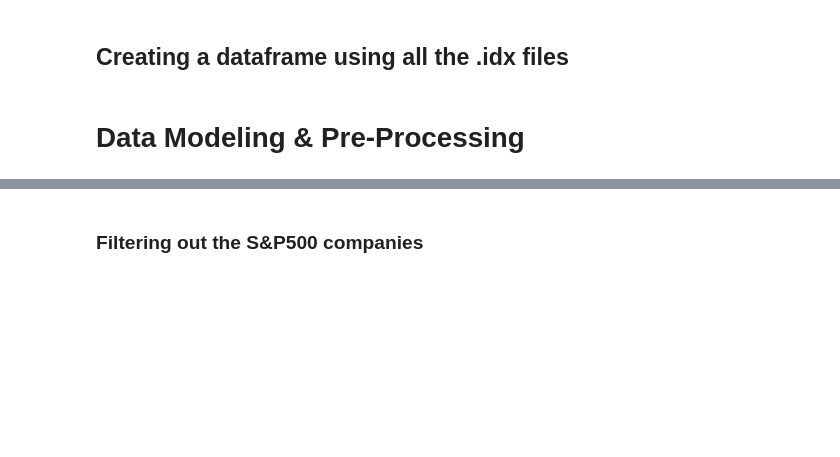
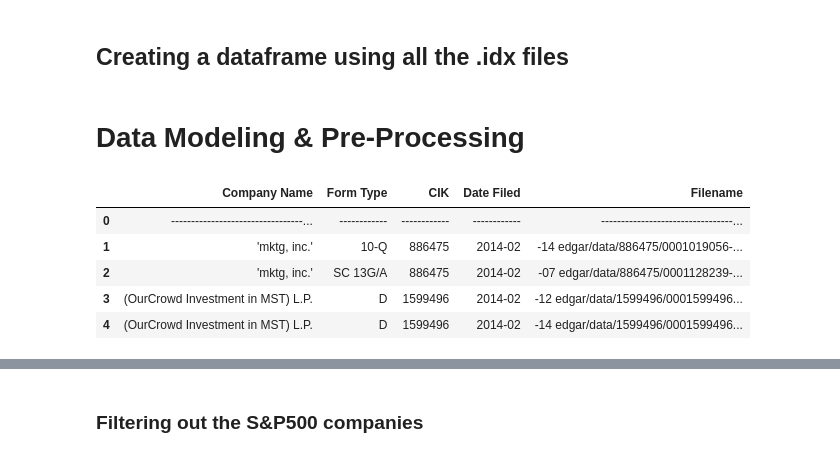
Before and after one commit to NareshChethala/10K_Seintiment_Analysis, a Jupyter notebook: code/sentiment_analysis_10k.ipynb, the cells around one changed output, grey strips where cells are left out. Cells and saved outputs as stored; diff of their text form; code cells hidden in the pictures; blank space fills up the shorter version.

```diff
--- a/code/sentiment_analysis_10k.ipynb
+++ b/code/sentiment_analysis_10k.ipynb
@@ -149,6 +181,15 @@ all_data_df.head()
 # Data Modeling & Pre-Processing
 # %%
 #Load the combined_data.csv that contains the filings links of all the companies
-df_idx = pd.read_csv("/home/fti_ncchethala/Python/combined_data.csv")
+df_idx = pd.read_csv("/Users/nareshchethala/Desktop/University/Spring_25/BAIM_660/Project/data/combined_data.csv")
+# %%
+display(df_idx.head())
+# %% [output]
+|  | Company Name | Form Type | CIK | Date Filed | Filename |
+| 0 | ---------------------------------... | ------------ | ------------ | ------------ | ---------------------------------... |
+| 1 | 'mktg, inc.' | 10-Q | 886475 | 2014-02 | -14 edgar/data/886475/0001019056-... |
+| 2 | 'mktg, inc.' | SC 13G/A | 886475 | 2014-02 | -07 edgar/data/886475/0001128239-... |
+| 3 | (OurCrowd Investment in MST) L.P. | D | 1599496 | 2014-02 | -12 edgar/data/1599496/0001599496... |
+| 4 | (OurCrowd Investment in MST) L.P. | D | 1599496 | 2014-02 | -14 edgar/data/1599496/0001599496... |
 # %%
 #Load the sp500 company list
```
Also changed, not shown: parts of 5 cells of this notebook, 20 other files.
